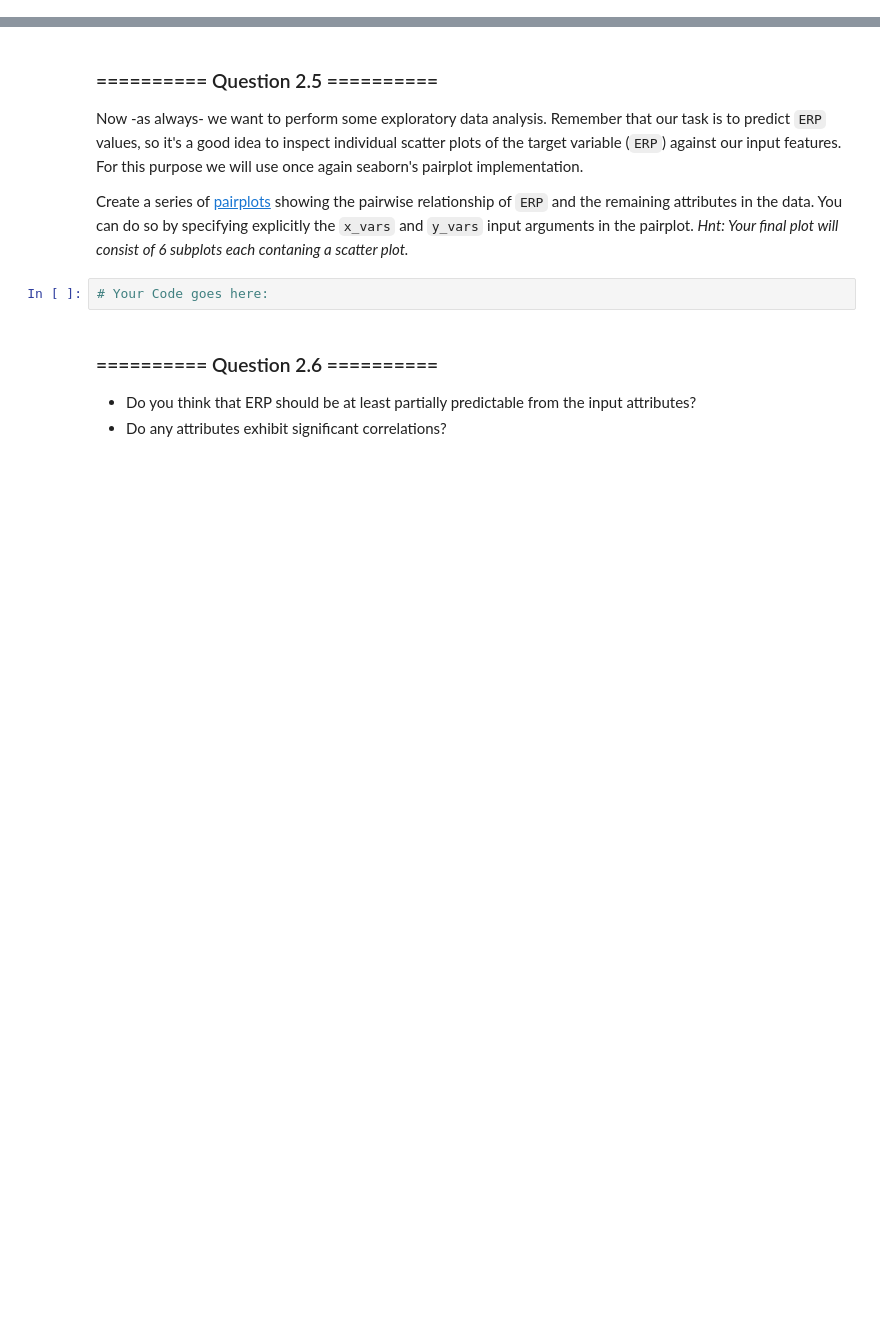
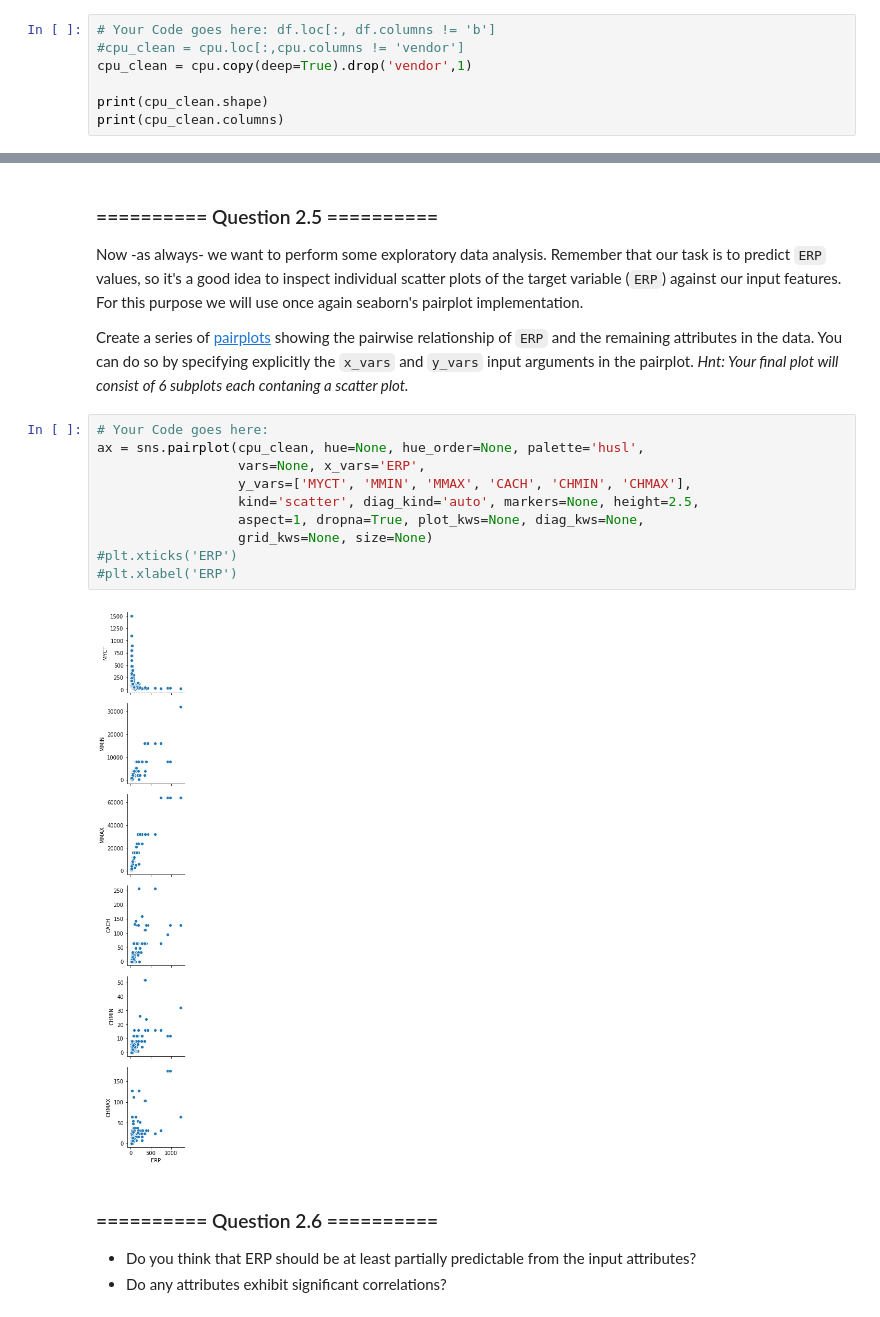
Before and after one commit to ishanparikh/IAML2018, a Jupyter notebook: Labs/02 - Decision Trees and Linear Regression.ipynb, the cells around one changed output, grey strips where cells are left out. Cells and saved outputs as stored; diff of their text form; blank space fills up the shorter version.

```diff
--- a/Labs/02 - Decision Trees and Linear Regression.ipynb
+++ b/Labs/02 - Decision Trees and Linear Regression.ipynb
@@ -406,0 +432,7 @@ You might have noticed that the `vendor` attribute is categorical. This will giv
+# %%
+# Your Code goes here: df.loc[:, df.columns != 'b']
+#cpu_clean = cpu.loc[:,cpu.columns != 'vendor']
+cpu_clean = cpu.copy(deep=True).drop('vendor',1)
+
+print(cpu_clean.shape)
+print(cpu_clean.columns)
@@ -409,8 +444,18 @@ You might have noticed that the `vendor` attribute is categorical. This will giv
 Now -as always- we want to perform some exploratory data analysis. Remember that our task is to predict `ERP` values, so it's a good idea to inspect individual scatter plots of the target variable (`ERP`) against our input features. For this purpose we will use once again seaborn's pairplot implementation.
 
 Create a series of [pairplots](https://seaborn.github.io/generated/seaborn.pairplot.html?highlight=pairplot#seaborn.pairplot) showing the pairwise relationship of `ERP` and the remaining attributes in the data. You can do so by specifying explicitly the `x_vars` and `y_vars` input arguments in the pairplot. *Hnt: Your final plot will consist of 6 subplots each contaning a scatter plot.*
-# %%
-# Your Code goes here:
+# %%
+# Your Code goes here:
+ax = sns.pairplot(cpu_clean, hue=None, hue_order=None, palette='husl',
+                  vars=None, x_vars='ERP',
+                  y_vars=['MYCT', 'MMIN', 'MMAX', 'CACH', 'CHMIN', 'CHMAX'],
+                  kind='scatter', diag_kind='auto', markers=None, height=2.5,
+                  aspect=1, dropna=True, plot_kws=None, diag_kws=None,
+                  grid_kws=None, size=None)
+#plt.xticks('ERP')
+#plt.xlabel('ERP')
+# %% [output]
+[figure, added]
 # %% [markdown]
 ### ========== Question 2.6 ==========
 * Do you think that ERP should be at least partially predictable from the input attributes?
```
Also changed, not shown: parts of 13 cells of this notebook.
